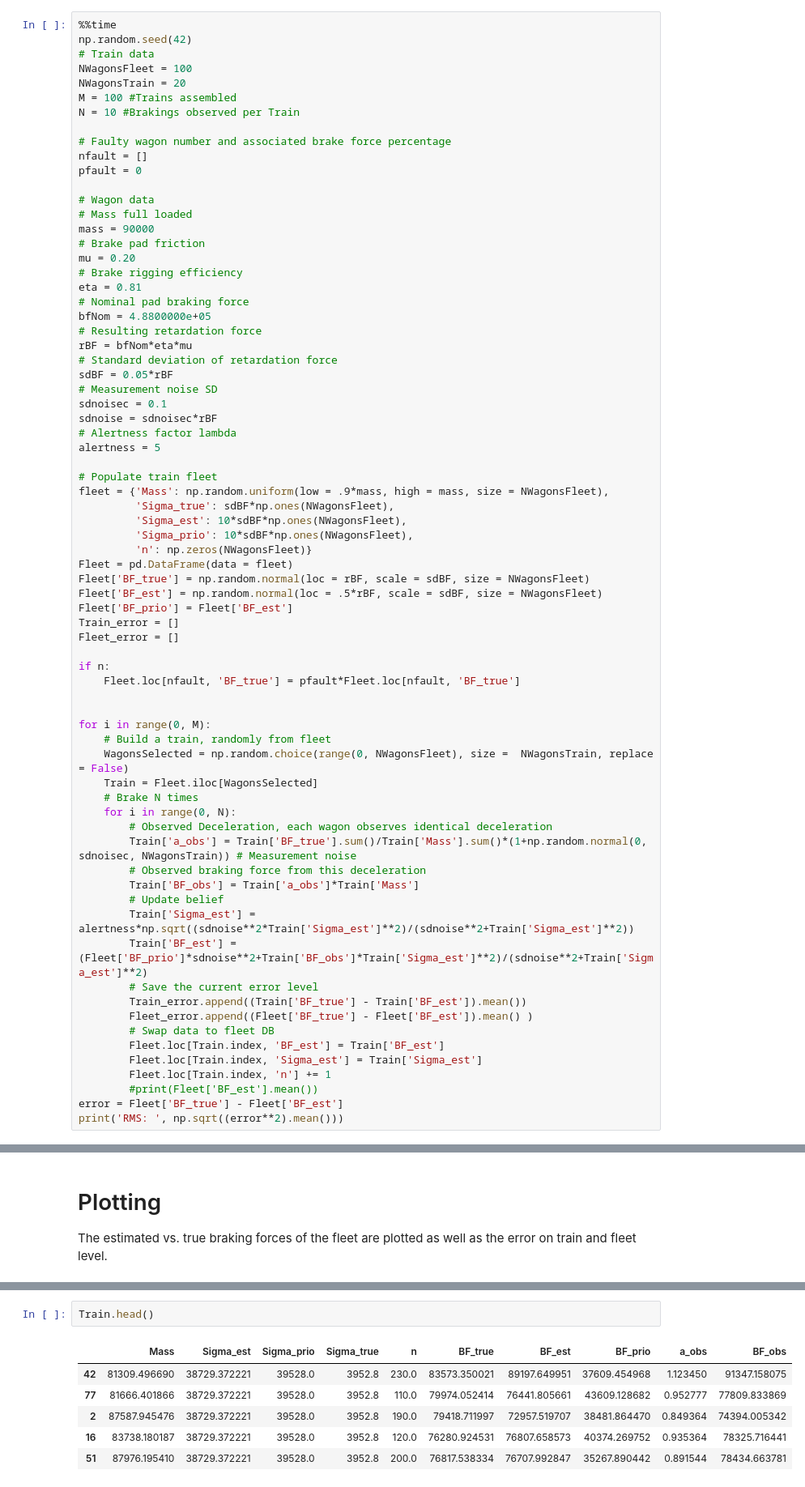
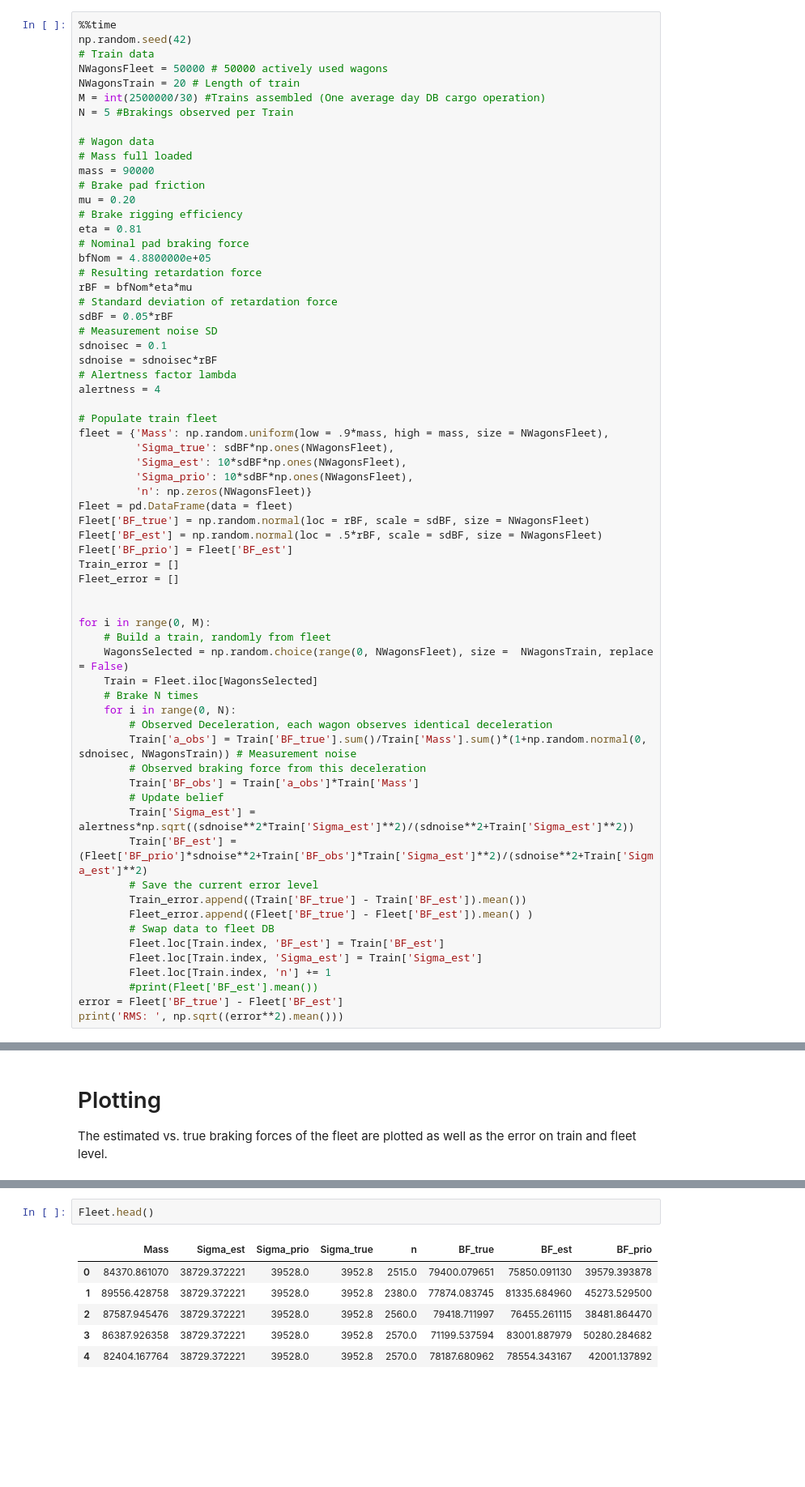
Before and after one commit to RailProfAC/19_Eurobrake, a Jupyter notebook: Code/Simulation.ipynb, the cells around one changed output, grey strips where cells are left out. Shown: that part at 81% size. Saved outputs shown, nothing was run; the diff lists cells and outputs as text; blank space fills up the shorter version.

```diff
--- a/Code/Simulation.ipynb
+++ b/Code/Simulation.ipynb
@@ -26,14 +26,10 @@ As an addition, an alertness factor reflecting the variation introduced by the t
 %%time
 np.random.seed(42)
 # Train data
-NWagonsFleet = 100
-NWagonsTrain = 20
-M = 100 #Trains assembled
-N = 10 #Brakings observed per Train
-
-# Faulty wagon number and associated brake force percentage
-nfault = []
-pfault = 0
+NWagonsFleet = 50000 # 50000 actively used wagons
+NWagonsTrain = 20 # Length of train
+M = int(2500000/30) #Trains assembled (One average day DB cargo operation)
+N = 5 #Brakings observed per Train
 
 # Wagon data
 # Mass full loaded
@@ -52,7 +48,7 @@ sdBF = 0.05*rBF
 sdnoisec = 0.1
 sdnoise = sdnoisec*rBF
 # Alertness factor lambda
-alertness = 5
+alertness = 4
 
 # Populate train fleet
 fleet = {'Mass': np.random.uniform(low = .9*mass, high = mass, size = NWagonsFleet),
@@ -66,9 +62,6 @@ Fleet['BF_est'] = np.random.normal(loc = .5*rBF, scale = sdBF, size = NWagonsFle
 Fleet['BF_prio'] = Fleet['BF_est']
 Train_error = []
 Fleet_error = []
-
-if n:
-    Fleet.loc[nfault, 'BF_true'] = pfault*Fleet.loc[nfault, 'BF_true']
 
 
 for i in range(0, M):
@@ -131,9 +127,9 @@ f2.savefig("Errors.pdf", bbox_inches='tight')
 # %%
-Train.head()
+Fleet.head()
 # %% [output]
-|  | Mass | Sigma_est | Sigma_prio | Sigma_true | n | BF_true | BF_est | BF_prio | a_obs | BF_obs |
-| 42 | 81309.496690 | 38729.372221 | 39528.0 | 3952.8 | 230.0 | 83573.350021 | 89197.649951 | 37609.454968 | 1.123450 | 91347.158075 |
-| 77 | 81666.401866 | 38729.372221 | 39528.0 | 3952.8 | 110.0 | 79974.052414 | 76441.805661 | 43609.128682 | 0.952777 | 77809.833869 |
-| 2 | 87587.945476 | 38729.372221 | 39528.0 | 3952.8 | 190.0 | 79418.711997 | 72957.519707 | 38481.864470 | 0.849364 | 74394.005342 |
-| 16 | 83738.180187 | 38729.372221 | 39528.0 | 3952.8 | 120.0 | 76280.924531 | 76807.658573 | 40374.269752 | 0.935364 | 78325.716441 |
-| 51 | 87976.195410 | 38729.372221 | 39528.0 | 3952.8 | 200.0 | 76817.538334 | 76707.992847 | 35267.890442 | 0.891544 | 78434.663781 |
+|  | Mass | Sigma_est | Sigma_prio | Sigma_true | n | BF_true | BF_est | BF_prio |
+| 0 | 84370.861070 | 38729.372221 | 39528.0 | 3952.8 | 2515.0 | 79400.079651 | 75850.091130 | 39579.393878 |
+| 1 | 89556.428758 | 38729.372221 | 39528.0 | 3952.8 | 2380.0 | 77874.083745 | 81335.684960 | 45273.529500 |
+| 2 | 87587.945476 | 38729.372221 | 39528.0 | 3952.8 | 2560.0 | 79418.711997 | 76455.261115 | 38481.864470 |
+| 3 | 86387.926358 | 38729.372221 | 39528.0 | 3952.8 | 2570.0 | 71199.537594 | 83001.887979 | 50280.284682 |
+| 4 | 82404.167764 | 38729.372221 | 39528.0 | 3952.8 | 2570.0 | 78187.680962 | 78554.343167 | 42001.137892 |
```
Also changed, not shown: parts of 3 cells of this notebook, 4 other files.
